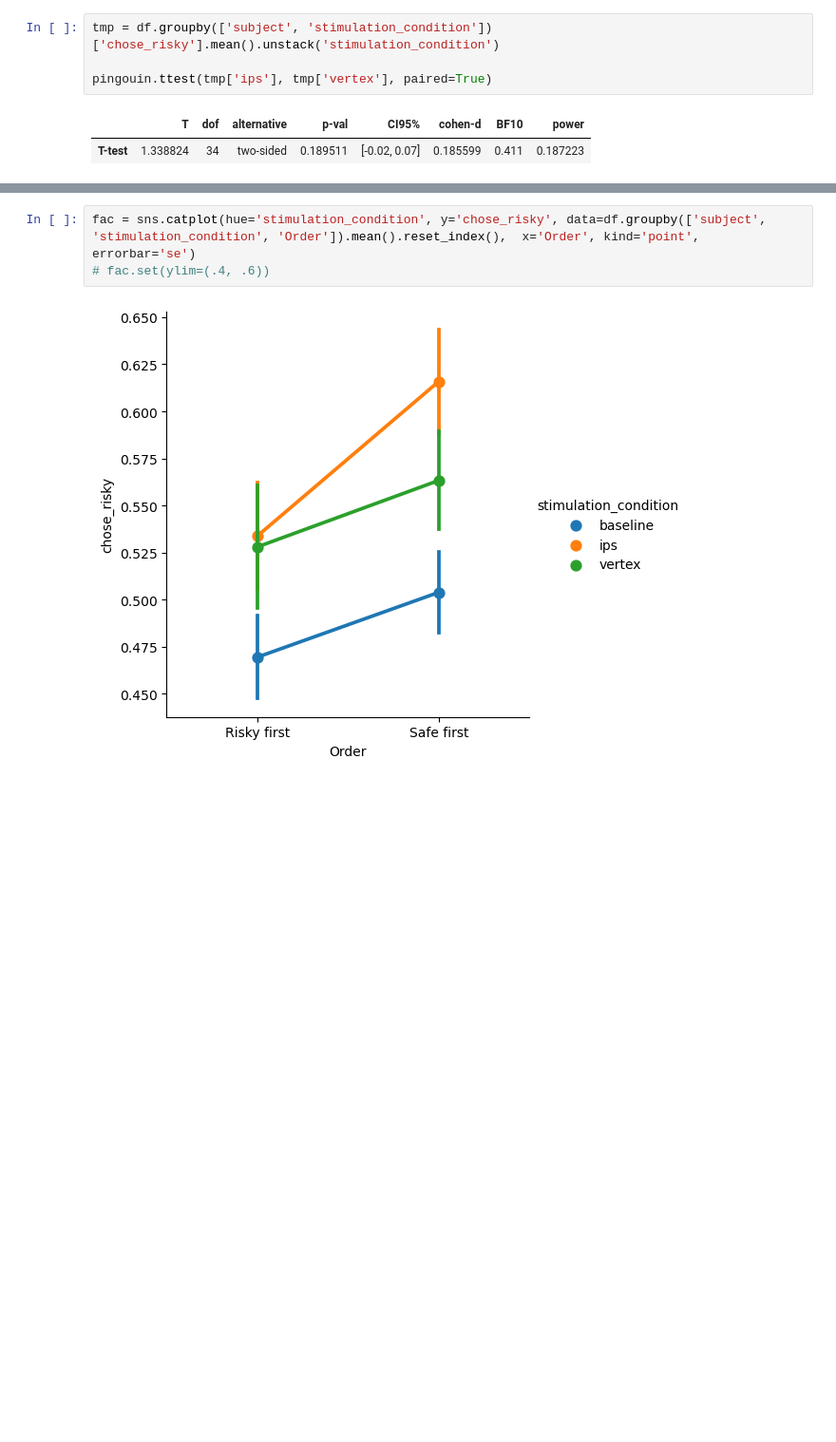
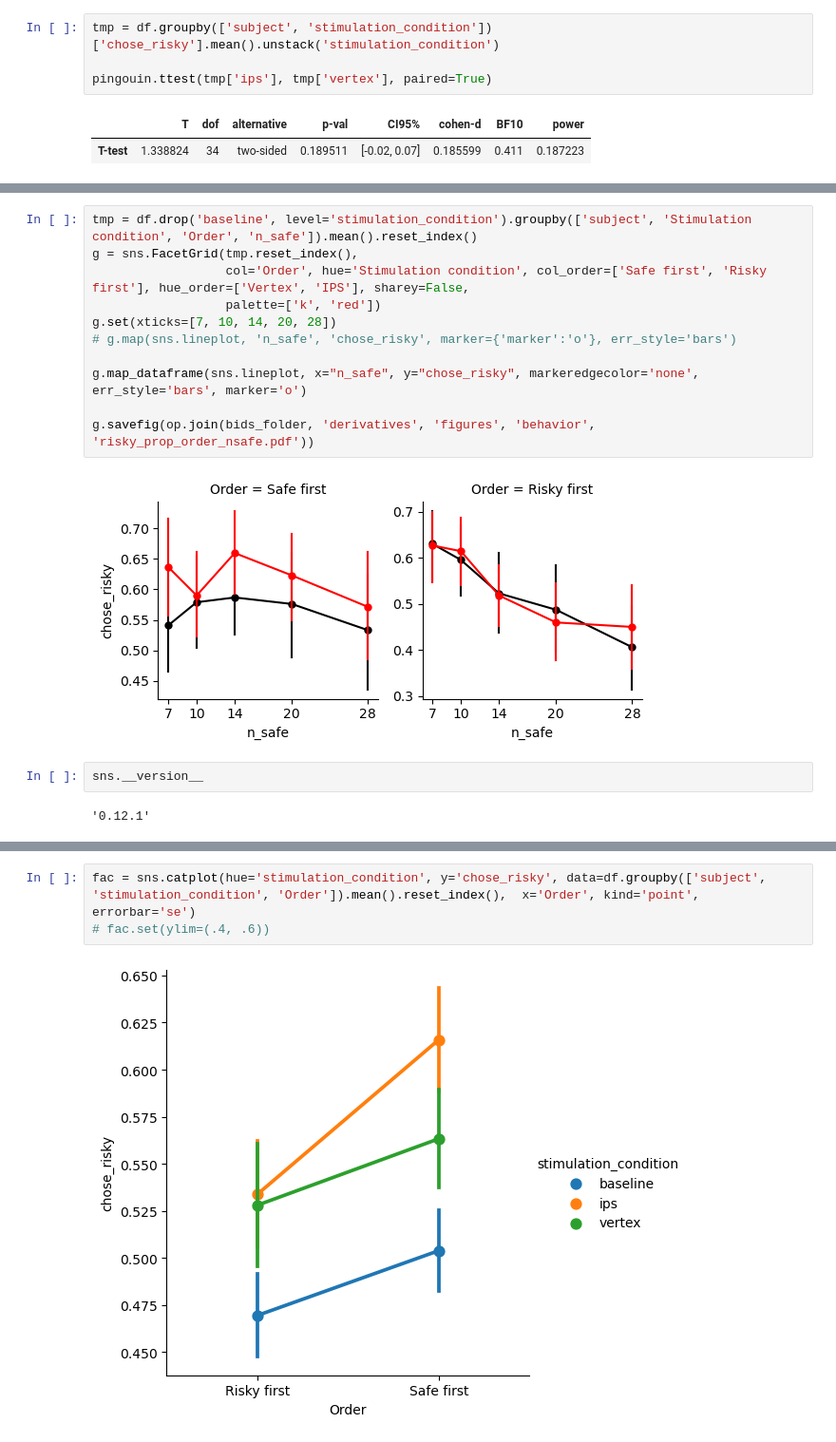
Before and after one commit to Gilles86/tms_risk, a Jupyter notebook: tms_risk/behavior/raw_behavior.ipynb, the cells around one changed output, grey strips where cells are left out. Shown: that part at 95% size. Saved outputs shown, nothing was run; the diff lists cells and outputs as text; blank space fills up the shorter version.

```diff
--- a/tms_risk/behavior/raw_behavior.ipynb
+++ b/tms_risk/behavior/raw_behavior.ipynb
@@ -63,0 +83,17 @@ pingouin.ttest(tmp['ips'], tmp['vertex'], paired=True)
+# %%
+tmp = df.drop('baseline', level='stimulation_condition').groupby(['subject', 'Stimulation condition', 'Order', 'n_safe']).mean().reset_index()
+g = sns.FacetGrid(tmp.reset_index(),
+                  col='Order', hue='Stimulation condition', col_order=['Safe first', 'Risky first'], hue_order=['Vertex', 'IPS'], sharey=False,
+                  palette=['k', 'red'])
+g.set(xticks=[7, 10, 14, 20, 28])
+# g.map(sns.lineplot, 'n_safe', 'chose_risky', marker={'marker':'o'}, err_style='bars')
+
+g.map_dataframe(sns.lineplot, x="n_safe", y="chose_risky", markeredgecolor='none', err_style='bars', marker='o')
+
+g.savefig(op.join(bids_folder, 'derivatives', 'figures', 'behavior', 'risky_prop_order_nsafe.pdf'))
+# %% [output]
+[figure, added]
+# %%
+sns.__version__
+# %% [output]
+'0.12.1'
```
Also changed, not shown: parts of 14 cells of this notebook.
